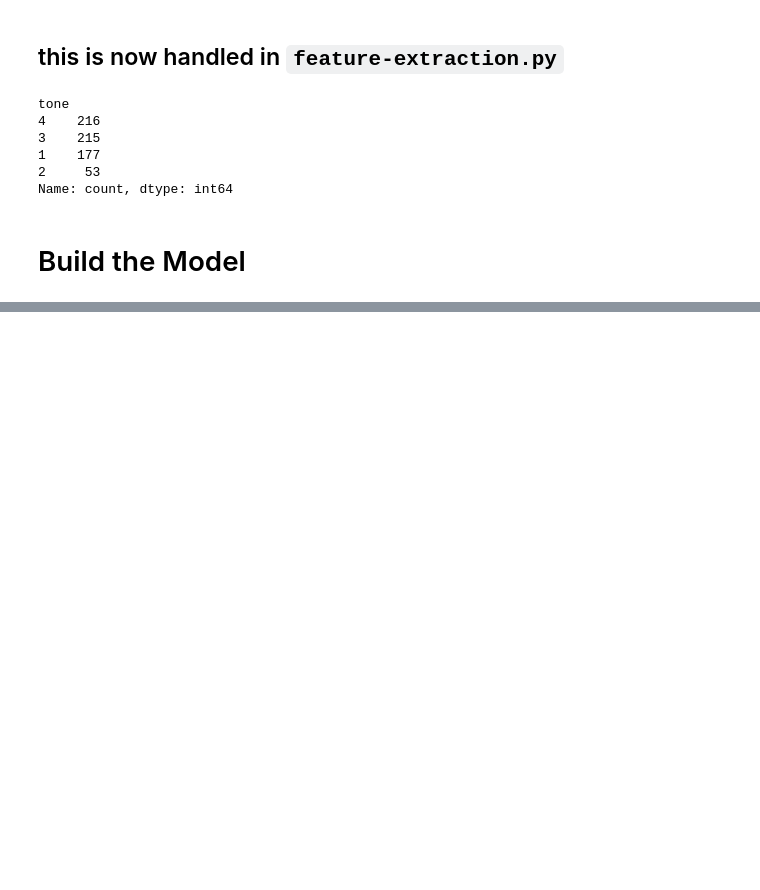
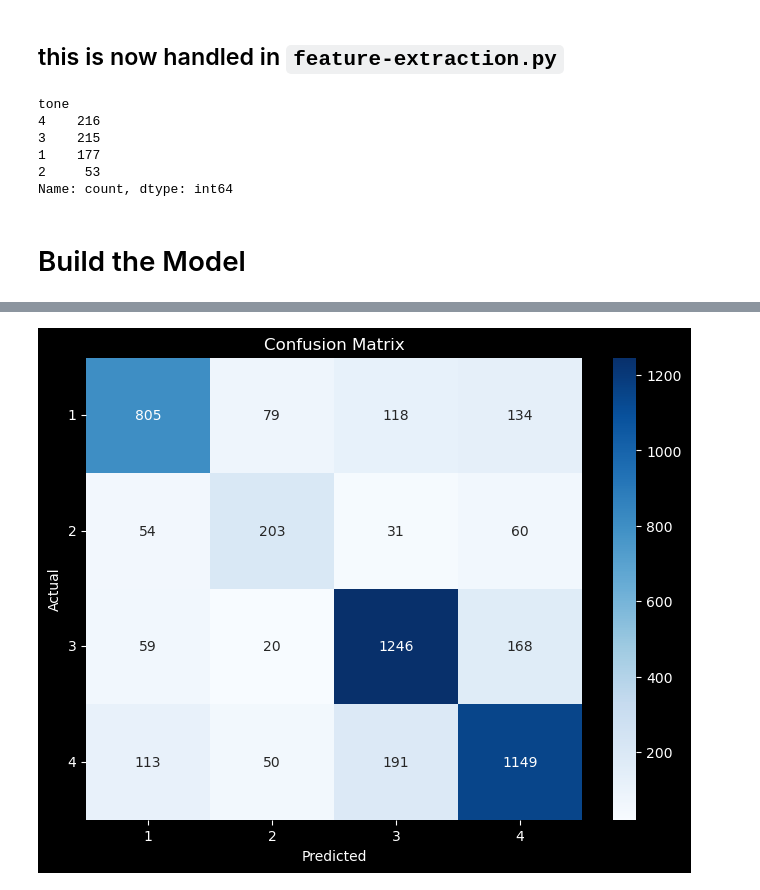
Before and after one commit to ConnorBar/audio, a Jupyter notebook: tone-recognition.ipynb, the cells around one changed output, grey strips where cells are left out. Drawn from its saved outputs; the diff is of its cells as text; code cells hidden in the pictures; blank space fills up the shorter version.

```diff
--- a/tone-recognition.ipynb
+++ b/tone-recognition.ipynb
@@ -369,0 +356,2 @@ BasicCNN(
+# %%
+num_classes = len(torch.unique(y))
@@ -369,0 +366,4 @@ BasicCNN(
+# %%
+model = ChineseTonesCNN(num_classes=num_classes)
+criterion = nn.CrossEntropyLoss()
+optimizer = optim.Adam(model.parameters(), lr=0.001)
@@ -369,0 +394,21 @@ BasicCNN(
+# %%
+model.eval()
+
+correct = 0
+total = 0
+
+all_preds = []
+all_labels = []
+
+with torch.no_grad():
+  for features_batch, labels_batch in test_dataloader:
+    outputs = model(features_batch)
+    _, predicted = torch.max(outputs, 1)
+    total += labels_batch.size(0)
+    correct += (predicted == labels_batch).sum().item()
+
+    all_preds.extend(predicted.cpu().numpy())
+    all_labels.extend(labels_batch.cpu().numpy())
+
+accuracy = correct / total
+print(f"Accuracy: {accuracy * 100:.2f}%")
@@ -369,0 +417,8 @@ BasicCNN(
+# %%
+
+# Print a detailed classification report
+print(classification_report(all_labels, all_preds))
+
+# Print the confusion matrix
+conf_matrix = confusion_matrix(all_labels, all_preds)
+print("Confusion Matrix:\n", conf_matrix)
@@ -369,0 +442,11 @@ BasicCNN(
+# %%
+tones = [num + 1 for num in range(num_classes)]
+plt.figure(figsize=(8, 6))
+sns.heatmap(conf_matrix, annot=True, fmt='d', cmap='Blues', xticklabels=tones, yticklabels=tones)
+plt.xlabel('Predicted')
+plt.ylabel('Actual')
+plt.yticks(rotation=0)
+plt.title('Confusion Matrix')
+plt.show()
+# %% [output]
+[figure, added]
```
Also changed, not shown: parts of 27 cells of this notebook, 11 other files.
